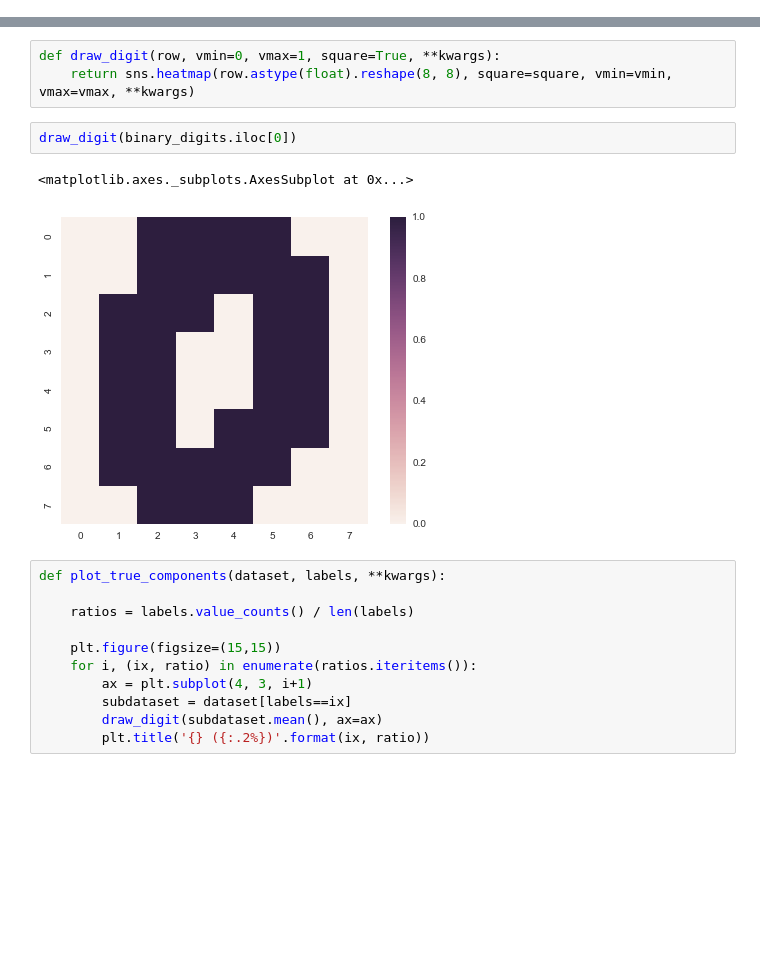
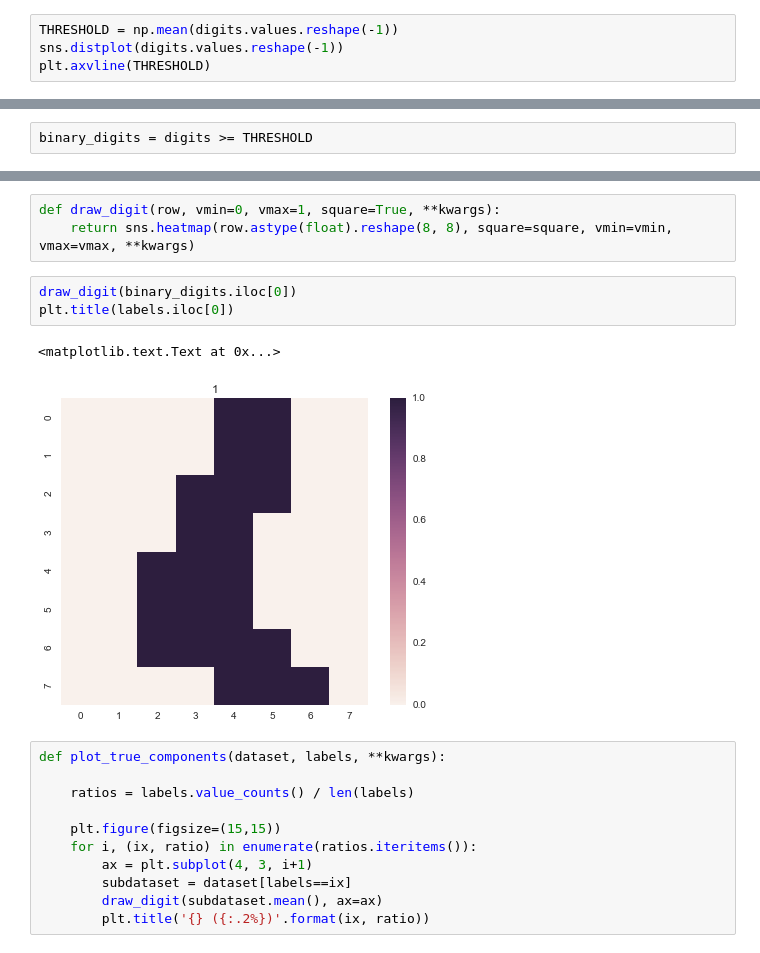
Before and after one commit to lukauskas/bernoulli-mixture-model, a Jupyter notebook: notebooks/Proof Of Concept (Digits).ipynb, the cells around one changed output, grey strips where cells are left out. Cells and saved outputs as stored; diff of their text form; blank space fills up the shorter version.

```diff
--- a/notebooks/Proof Of Concept (Digits).ipynb
+++ b/notebooks/Proof Of Concept (Digits).ipynb
@@ -18,0 +18,4 @@ binary_digits = digits > 0
+# %%
+THRESHOLD = np.mean(digits.values.reshape(-1))
+sns.distplot(digits.values.reshape(-1))
+plt.axvline(THRESHOLD)
@@ -19,3 +25,5 @@ binary_digits = digits > 0
+# %%
+binary_digits = digits >= THRESHOLD
 # %%
 from sklearn.utils import shuffle
 binary_digits = shuffle(binary_digits, random_state=RANDOM_STATE)
@@ -28,9 +36,10 @@ def draw_digit(row, vmin=0, vmax=1, square=True, **kwargs):
     return sns.heatmap(row.astype(float).reshape(8, 8), square=square, vmin=vmin, vmax=vmax, **kwargs)
 # %%
 draw_digit(binary_digits.iloc[0])
+plt.title(labels.iloc[0])
 # %% [output]
-<matplotlib.axes._subplots.AxesSubplot at 0x...>
+<matplotlib.text.Text at 0x...>
-[figure, old version]
+[figure, new version]
 # %%
 def plot_true_components(dataset, labels, **kwargs):
 
```
Also changed, not shown: parts of 10 cells of this notebook, 2 other files.
